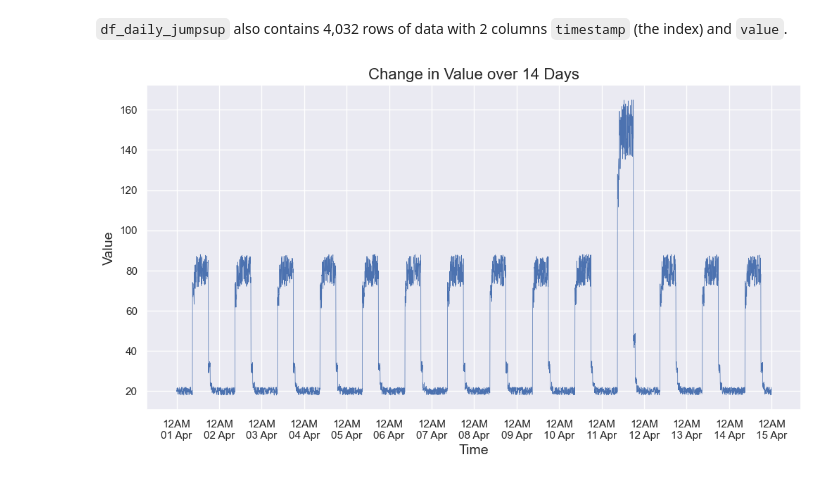
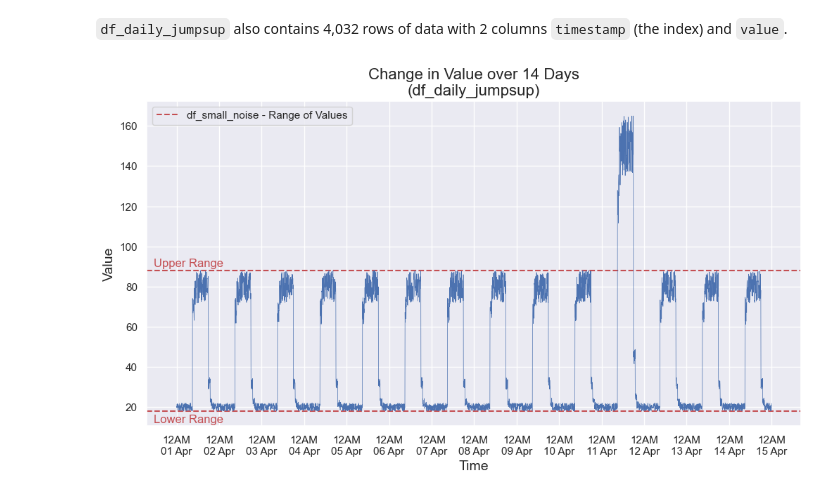
Before and after one commit to ShaneOG2/machstat-assessment, a Jupyter notebook: Practicals/Machine Learning Project Notebook.ipynb, the cells around one changed output. Saved outputs shown, nothing was run; the diff lists cells and outputs as text; code cells hidden in the pictures.

```diff
--- a/Practicals/Machine Learning Project Notebook.ipynb
+++ b/Practicals/Machine Learning Project Notebook.ipynb
@@ -145,27 +155,35 @@ df_daily_jumpsup
 # %% [markdown]
 `df_daily_jumpsup` also contains 4,032 rows of data with 2 columns `timestamp` (the index) and `value`.
 # %%
-# Graph style
-sns.set(style="darkgrid")
-
 # Set figure size
 fig, ax = plt.subplots(figsize=(12,6))
 
 # Add title
-plt.title("Change in Value over 14 Days", fontsize=16)
+plt.title("Change in Value over 14 Days\n(df_daily_jumpsup)", fontsize=16)
 
 # Add x and y labels
 plt.xlabel('Time', fontsize=14)
 plt.ylabel('Value', fontsize=14)
 
 # Define the date format
 date_form = mdates.DateFormatter("12AM\n%d %b")
 ax.xaxis.set_major_formatter(date_form)
 
 # Set x-axis to 1 day intervals
 ax.xaxis.set_major_locator(mdates.DayLocator(interval=1))
 
+# Show red line at values range
+ax.axhline(y = 18, color = 'r', linestyle = '--', label = 'df_small_noise - Range of Values')
+ax.axhline(y = 88, color = 'r', linestyle = '--')
+
+# Legend
+plt.legend()
+
+# Plot upper and lower range.
+plt.text(0.01, .49, 'Upper Range', color = 'r', transform=ax.transAxes)
+plt.text(0.01, .01, 'Lower Range', color = 'r', transform=ax.transAxes)
+
 # Plot Time vs Value
 plt.plot(df_daily_jumpsup.index, df_daily_jumpsup['value'], linewidth=0.5);
 # %% [output]
-[figure, old version]
+[figure, new version]
```
Also changed, not shown: parts of 14 cells of this notebook.
